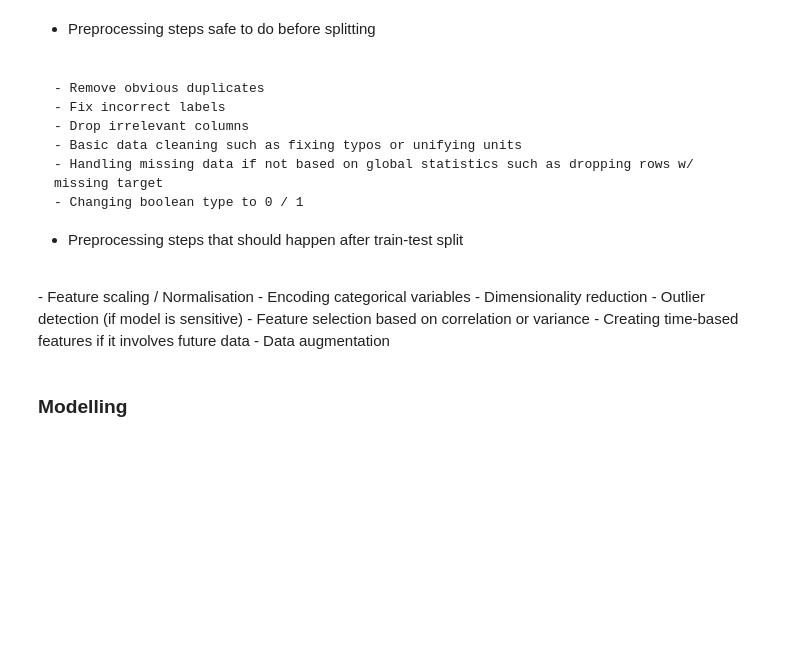
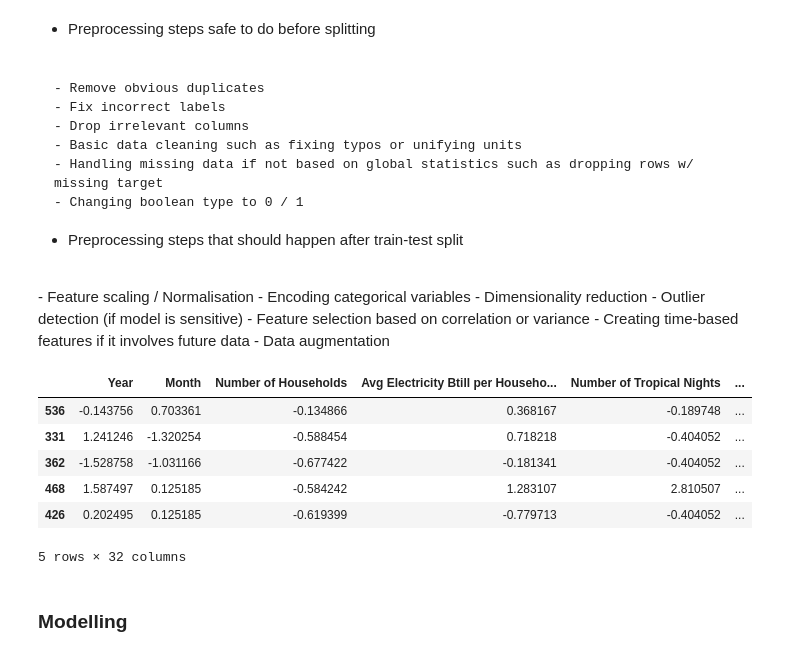
Before and after one commit to somnio-kimm/electricity_consumption_prediction, a Jupyter notebook: electricity_consumption_prediction.ipynb, the cells around one changed output. Drawn from its saved outputs; the diff is of its cells as text; code cells hidden in the pictures; blank space fills up the shorter version.

```diff
--- a/electricity_consumption_prediction.ipynb
+++ b/electricity_consumption_prediction.ipynb
@@ -486,15 +549,29 @@ target_col = y.name
 X_train, X_test, y_train, y_test = train_test_split(X, y, test_size=0.2, random_state=42)
 
 # Location label encoding
-label_encoder = LabelEncoder()
-for col in categorical_cols:
-    X_train[col] = label_encoder.fit_transform(X_train[col])
-    X_test[col] = label_encoder.transform(X_test[col])
+# label_encoder = LabelEncoder()
+# for col in categorical_cols:
+#     X_train[col] = label_encoder.fit_transform(X_train[col])
+#     X_test[col] = label_encoder.transform(X_test[col])
+
+# Location one hot encoding
+X_train = pd.get_dummies(data=X_train, columns=['Location'], dtype=int)
+X_test = pd.get_dummies(data=X_test, columns=['Location'], dtype=int)
 
 # Scaling
 scaler=StandardScaler()
 X_train[numerical_cols]=scaler.fit_transform(X_train[numerical_cols])
 X_test[numerical_cols]=scaler.transform(X_test[numerical_cols])
+# %%
+X_train.head()
+# %% [output]
+|  | Year | Month | Number of Households | Avg Electricity Btill per Househo... | Number of Tropical Nights | ... |
+| 536 | -0.143756 | 0.703361 | -0.134866 | 0.368167 | -0.189748 | ... |
+| 331 | 1.241246 | -1.320254 | -0.588454 | 0.718218 | -0.404052 | ... |
+| 362 | -1.528758 | -1.031166 | -0.677422 | -0.181341 | -0.404052 | ... |
+| 468 | 1.587497 | 0.125185 | -0.584242 | 1.283107 | 2.810507 | ... |
+| 426 | 0.202495 | 0.125185 | -0.619399 | -0.779713 | -0.404052 | ... |
+5 rows × 32 columns
 # %%
 # Check multicolinearity using VIF on training data
 df_vif = pd.DataFrame()
```
Also changed, not shown: parts of 45 cells of this notebook, 7 other files.
